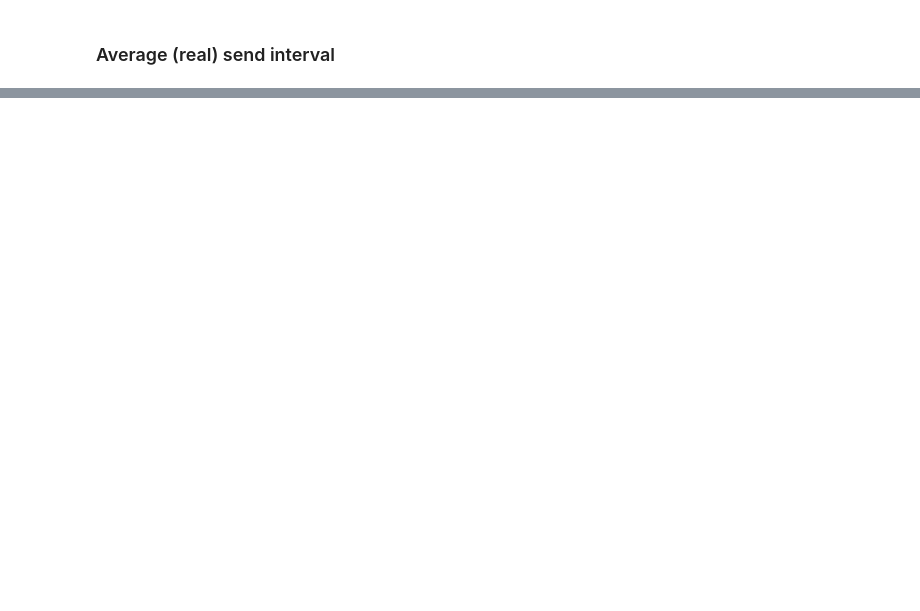
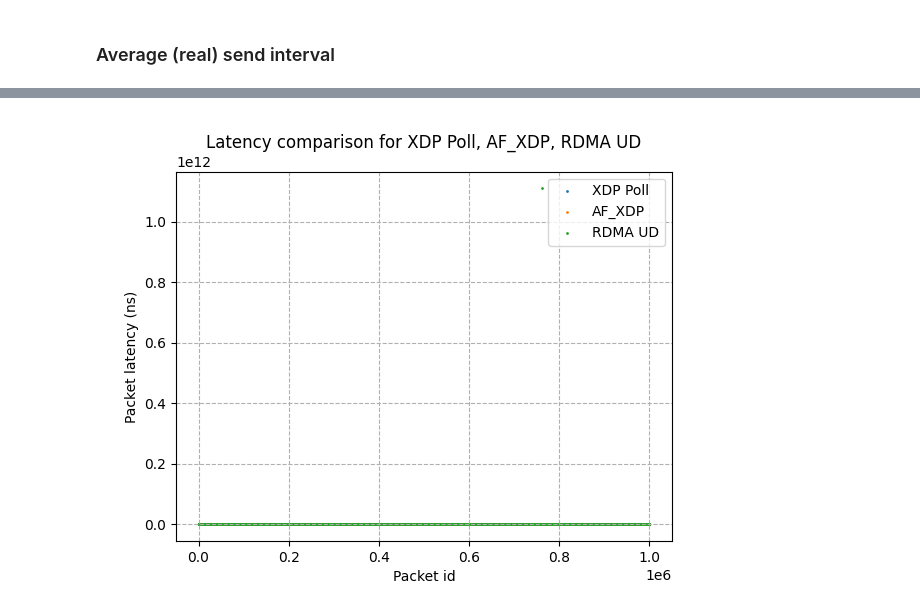
Before and after one commit to swystems/det-bypass, a Jupyter notebook: analysis/comparison/notebook.ipynb, the cells around one changed output, grey strips where cells are left out. Cells and saved outputs as stored; diff of their text form; code cells hidden in the pictures; blank space fills up the shorter version.

```diff
--- a/analysis/comparison/notebook.ipynb
+++ b/analysis/comparison/notebook.ipynb
@@ -194,0 +205,2 @@ np.mean(xdpp_diffs[:,1]), np.mean(xsk_diffs[:,1]), np.mean(ud_diffs[:,1])
+# %%
+settings = lib.Settings(1e6, 5_000, isol="no", kernel="6.6.19")
@@ -194,0 +224,4 @@ np.mean(xdpp_diffs[:,1]), np.mean(xsk_diffs[:,1]), np.mean(ud_diffs[:,1])
+# %%
+lib.plot_latencies((xdpp_lat, "XDP Poll"), (xsk_lat, "AF_XDP"), (ud_lat, "RDMA UD"), iters=settings.iters)
+# %% [output]
+[figure, added]
```
Also changed, not shown: parts of 35 cells of this notebook, 1 other file.
